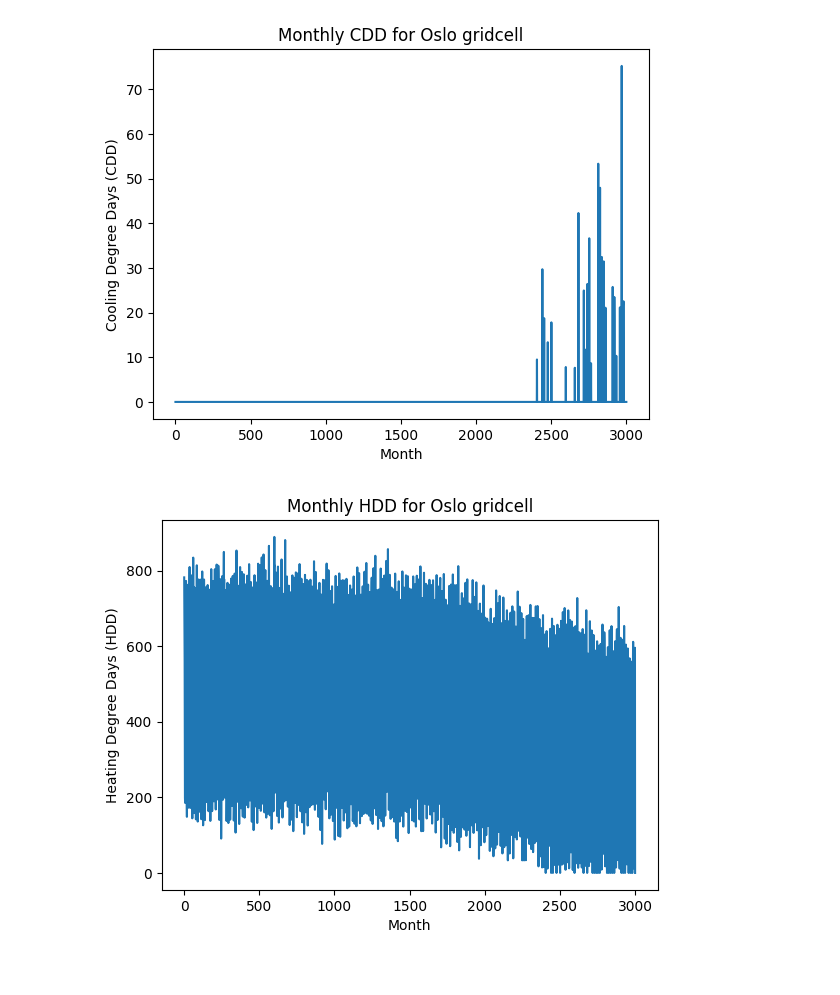
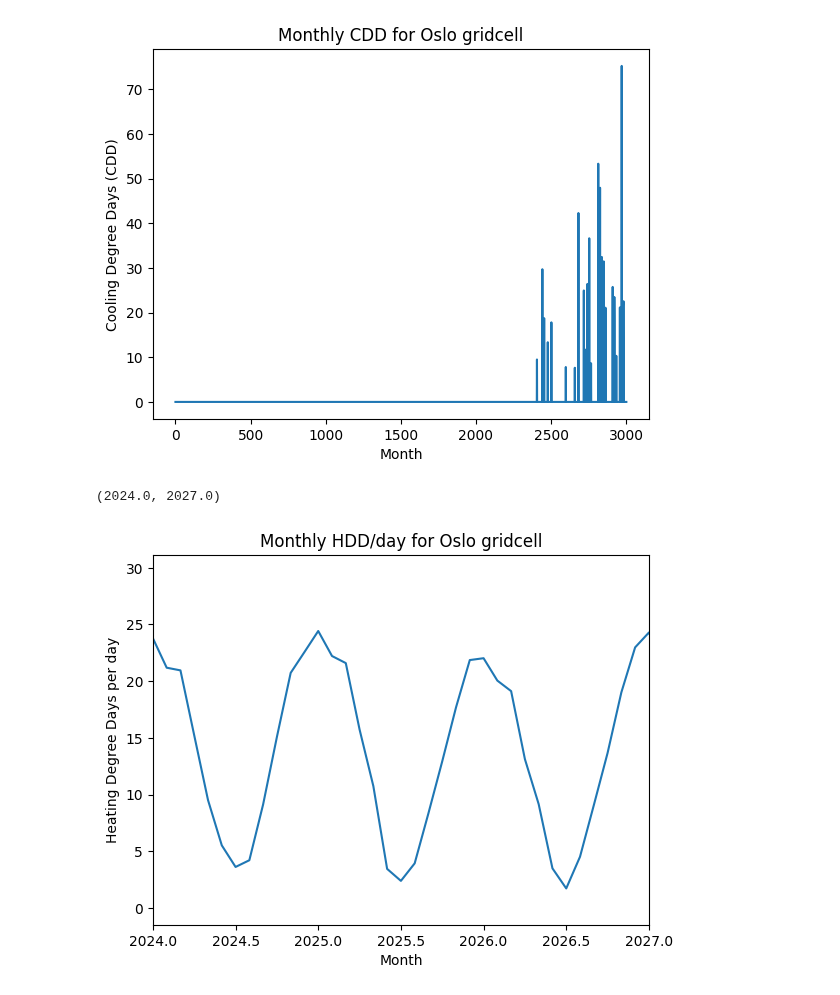
Before and after one commit to benmsanderson/METEOR, a Jupyter notebook: notebooks/CMIP6_noise_model_hdd_cdd.ipynb, the cells around one changed output. Drawn from its saved outputs; the diff is of its cells as text; code cells hidden in the pictures.

```diff
--- a/notebooks/CMIP6_noise_model_hdd_cdd.ipynb
+++ b/notebooks/CMIP6_noise_model_hdd_cdd.ipynb
@@ -453,12 +453,13 @@ plt.show()
 [figure]
 # %%
 # Plot the monthly HDD for Oslo
-oslo_hdd.plot()
-plt.title("Monthly HDD for Oslo gridcell")
+plt.plot(1850+oslo_hdd.month/12, oslo_hdd/30)
+plt.title("Monthly HDD/day for Oslo gridcell")
 plt.xlabel("Month")
-plt.ylabel("Heating Degree Days (HDD)")
-plt.show()
+plt.ylabel("Heating Degree Days per day")
+plt.xlim(2024,2027)
 # %% [output]
+(2024.0, 2027.0)
-[figure, old version]
+[figure, new version]
 # %%
 monthly_cdd
```
